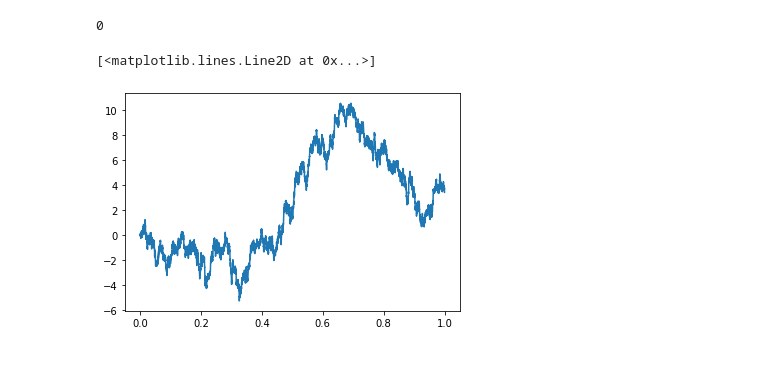
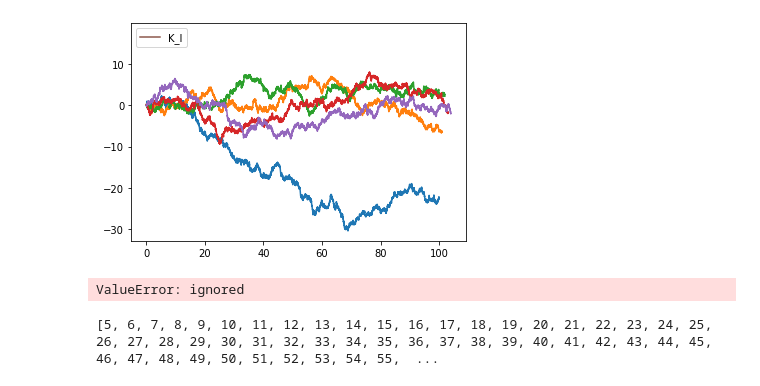
Before and after one commit to Jun-629/20MA573, a Jupyter notebook: Hw6.ipynb, the cells around one changed output. Saved outputs shown, nothing was run; the diff lists cells and outputs as text; code cells hidden in the pictures.

```diff
--- a/Hw6.ipynb
+++ b/Hw6.ipynb
@@ -3,25 +3,28 @@
 # %%
 import numpy as np
 import matplotlib.pyplot as plt
 
 def exactbm(T,N):
-  w0 = 0
-  w_list = [0]
-  h = T/N
+  w_list = [0]                          # set a list with W_0 = 0
+  h = T/N                               # set the step
   wi = 0
   for i in range(N):
     Z = np.random.normal(0,1)
     wi += np.sqrt(h) * Z
     w_list.append(wi)
   return w_list
 
-x0 = [x/10000 for x in range(10001)]
-y0 = exactbm(100,10000)
-plt.plot(x0,y0)
+def pltbm(T,N):
+  x0 = [x*T/N for x in range(N+1)]
+  y0 = exactbm(T,N)
+  return plt.plot(x0,y0)
 
-for t in range(100,111):
-  y = w(t,t/0.1)
+for t in range(100,105):
+  pltbm(t,int(t/0.01));
+  #plt.plot(t,exactbm(t,int(t/0.01))[int(t/0.01)]/np.sqrt(2*t*np.log(np.log(t))))
+
+a = 100
+plt.plot(a,np.sqrt(2*a*np.log(np.log(a))),label = 'K_l');
+plt.legend();
 # %% [output]
-0
-[<matplotlib.lines.Line2D at 0x...>]
-[figure, old version]
+[figure, new version]
@@ -29,0 +31,12 @@ for t in range(100,111):
+# %%
+a = list(range(5,90))
+b =[]
+b.append(np.sqrt(2*a*np.log(np.log(a))))
+#plt.plot(a,np.sqrt(2*a*np.log(np.log(a))))
+# %% [output]
+ValueError: ignored
+# %%
+
+print(a)
+# %% [output]
+[5, 6, 7, 8, 9, 10, 11, 12, 13, 14, 15, 16, 17, 18, 19, 20, 21, 22, 23, 24, 25, 26, 27, 28, 29, 30, 31, 32, 33, 34, 35, 36, 37, 38, 39, 40, 41, 42, 43, 44, 45, 46, 47, 48, 49, 50, 51, 52, 53, 54, 55,  ...
```
Also changed, not shown: parts of 1 cell of this notebook.
